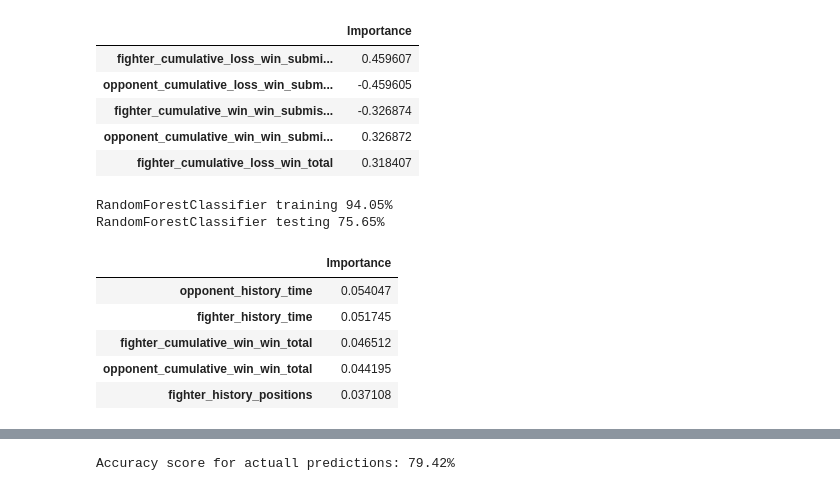
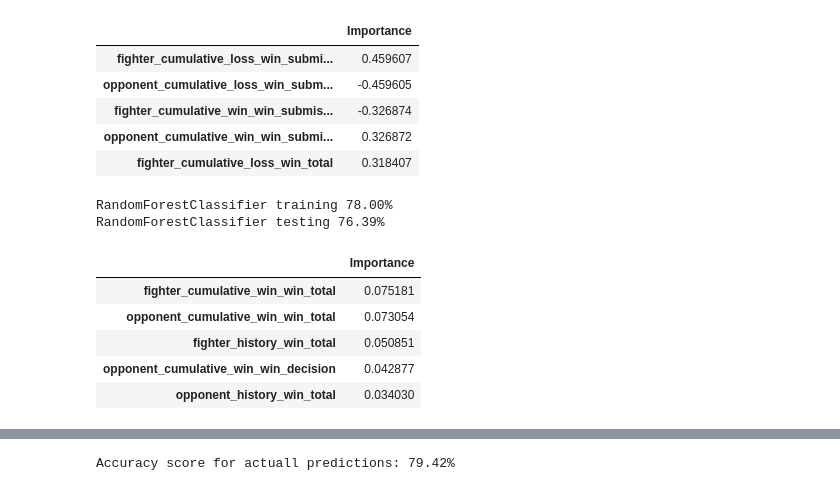
Before and after one commit to tomaszmartin/randomfight, a Jupyter notebook: sherdog.ipynb, the cells around one changed output, grey strips where cells are left out. Cells and saved outputs as stored; diff of their text form; code cells hidden in the pictures.

```diff
--- a/sherdog.ipynb
+++ b/sherdog.ipynb
@@ -206,27 +206,27 @@ LogisticRegression testing 67.21%
 # print('SVC testing {:.2f}%'.format(
 #     accuracy_score(y_test, model.predict(X_test))*100))
 # %%
-model = RandomForestClassifier()
+model = RandomForestClassifier(min_samples_split=150, random_state=42)
 model.fit(X_train, y_train)
 
 print('RandomForestClassifier training {:.2f}%'.format(
     accuracy_score(y_train, model.predict(X_train))*100))
 print('RandomForestClassifier testing {:.2f}%'.format(
     accuracy_score(y_test, model.predict(X_test))*100))
 feats = {feature: importance for feature, importance in zip(X_train.columns, model.feature_importances_)}
 importances = pd.DataFrame.from_dict(feats, orient='index')
 importances = importances.rename(columns={0: 'Importance', 1: 'Feature'})
 importances = importances.iloc[importances['Importance'].abs().argsort()].iloc[::-1]
 importances.head(5)
 # %% [output]
-RandomForestClassifier training 94.05%
-RandomForestClassifier testing 75.65%
+RandomForestClassifier training 78.00%
+RandomForestClassifier testing 76.39%
 |  | Importance |
-| opponent_history_time | 0.054047 |
-| fighter_history_time | 0.051745 |
-| fighter_cumulative_win_win_total | 0.046512 |
-| opponent_cumulative_win_win_total | 0.044195 |
-| fighter_history_positions | 0.037108 |
+| fighter_cumulative_win_win_total | 0.075181 |
+| opponent_cumulative_win_win_total | 0.073054 |
+| fighter_history_win_total | 0.050851 |
+| opponent_cumulative_win_win_decision | 0.042877 |
+| opponent_history_win_total | 0.034030 |
 # %%
 input_dim = X_train.shape[1]
 model = Sequential()
```
Also changed, not shown: parts of 8 cells of this notebook.
